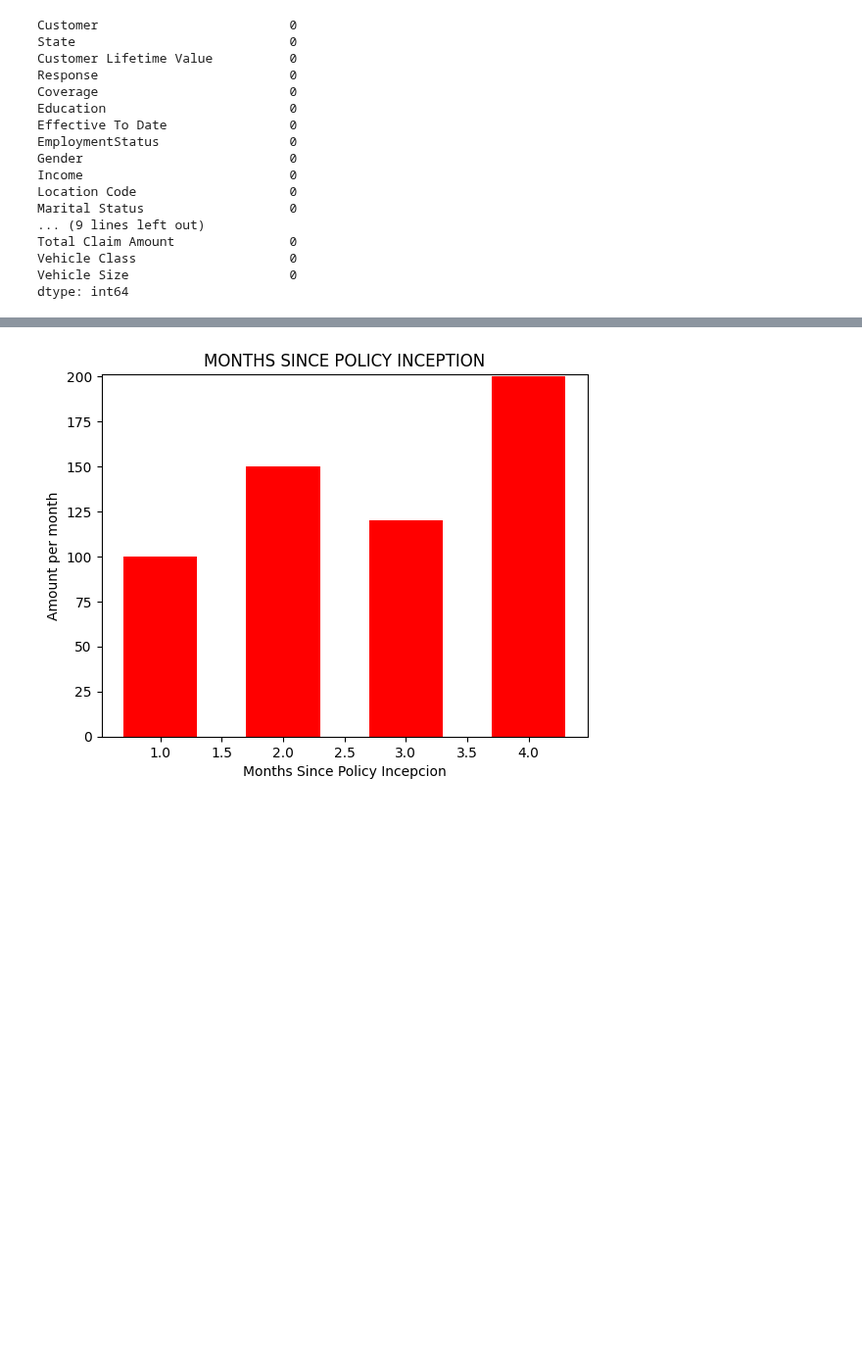
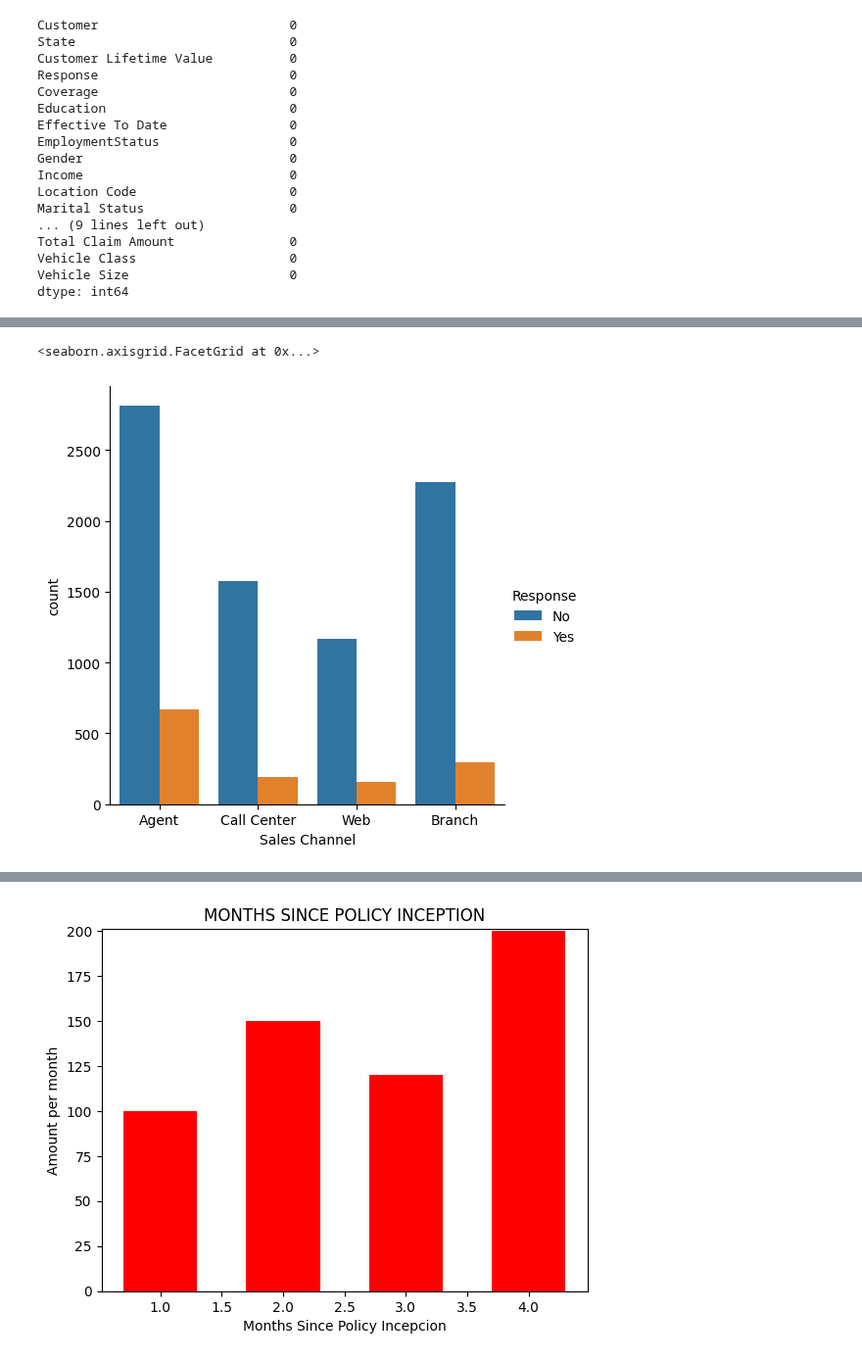
Before and after one commit to ironhack-labs/lab-customer-analysis-round-7, a Jupyter notebook: aida _lab7.ipynb, the cells around one changed output, grey strips where cells are left out. Shown at 98% size. Saved outputs shown, nothing was run; the diff lists cells and outputs as text; code cells hidden in the pictures; blank space fills up the shorter version.

```diff
--- a/aida _lab7.ipynb
+++ b/aida _lab7.ipynb
@@ -109,0 +98,5 @@ plt.show()
+# %%
+sns.catplot(x=dfcopy['Sales Channel'], hue=dfcopy['Response'], kind= "count")
+# %% [output]
+<seaborn.axisgrid.FacetGrid at 0x...>
+[figure, added]
```
Also changed, not shown: parts of 15 cells of this notebook.
